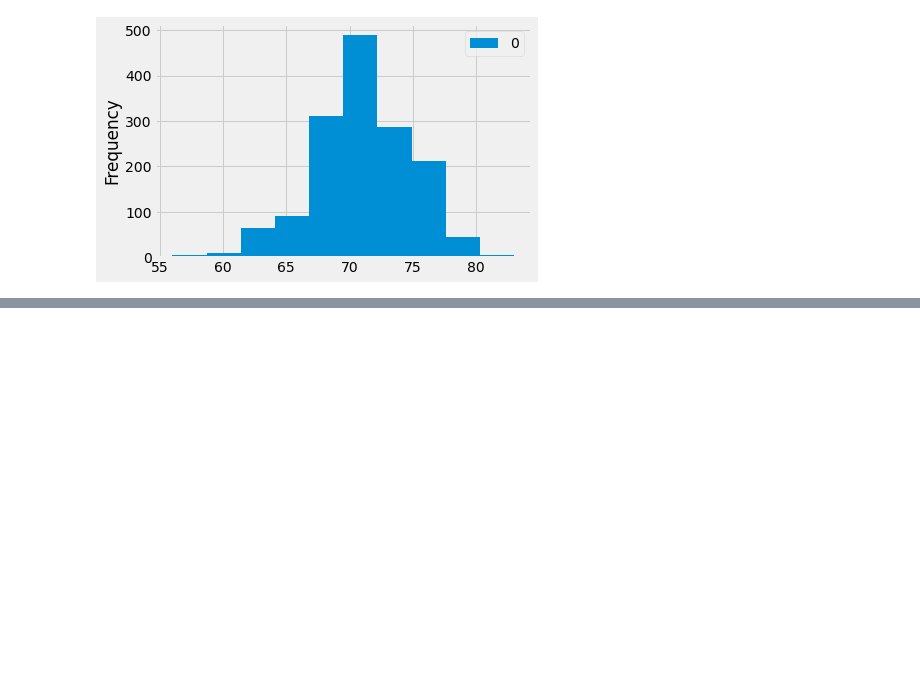
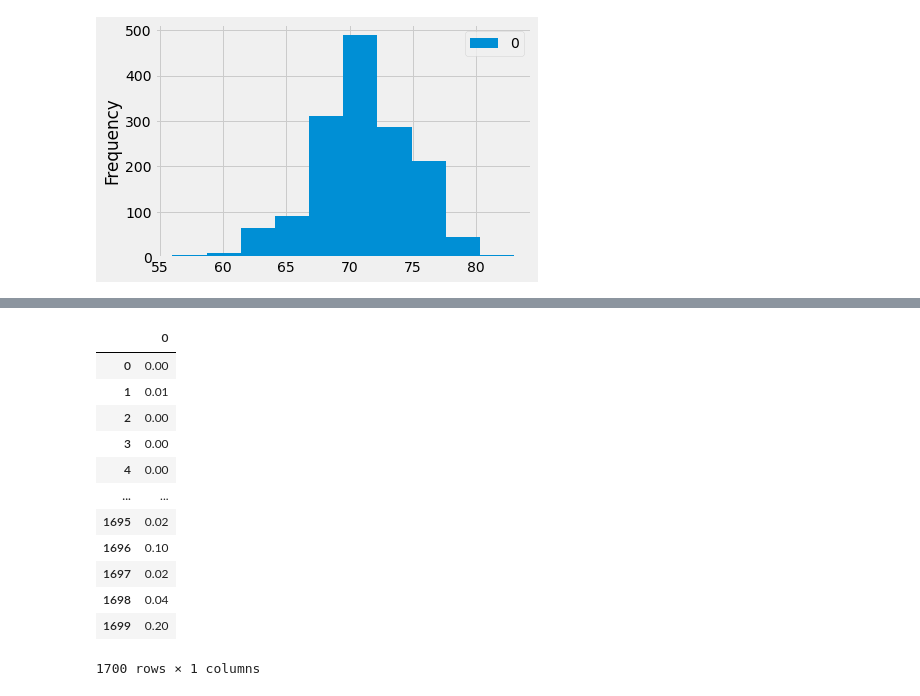
Before and after one commit to boyerjason700/Surfs_up, a Jupyter notebook: SurfsUp_Challenge.ipynb, the cells around one changed output, grey strips where cells are left out. Cells and saved outputs as stored; diff of their text form; code cells hidden in the pictures; blank space fills up the shorter version.

```diff
--- a/SurfsUp_Challenge.ipynb
+++ b/SurfsUp_Challenge.ipynb
@@ -168,0 +190,17 @@ plt.tight_layout
+# %%
+jun_p_df = pd.DataFrame(jun_p_list)
+jun_p_df
+# %% [output]
+|  | 0 |
+| 0 | 0.00 |
+| 1 | 0.01 |
+| 2 | 0.00 |
+| 3 | 0.00 |
+| 4 | 0.00 |
+| ... | ... |
+| 1695 | 0.02 |
+| 1696 | 0.10 |
+| 1697 | 0.02 |
+| 1698 | 0.04 |
+| 1699 | 0.20 |
+1700 rows × 1 columns
```
Also changed, not shown: parts of 5 cells of this notebook.
